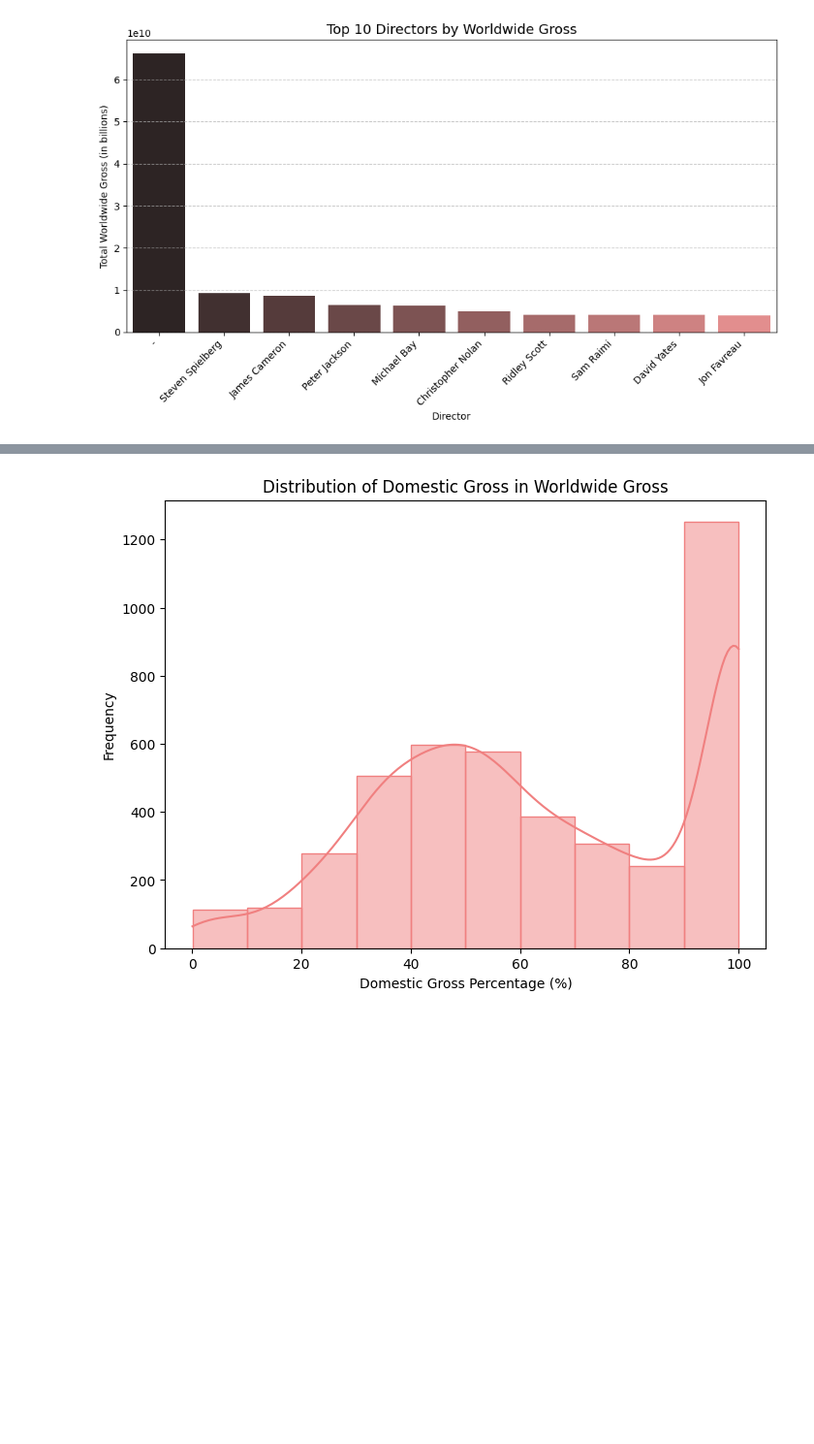
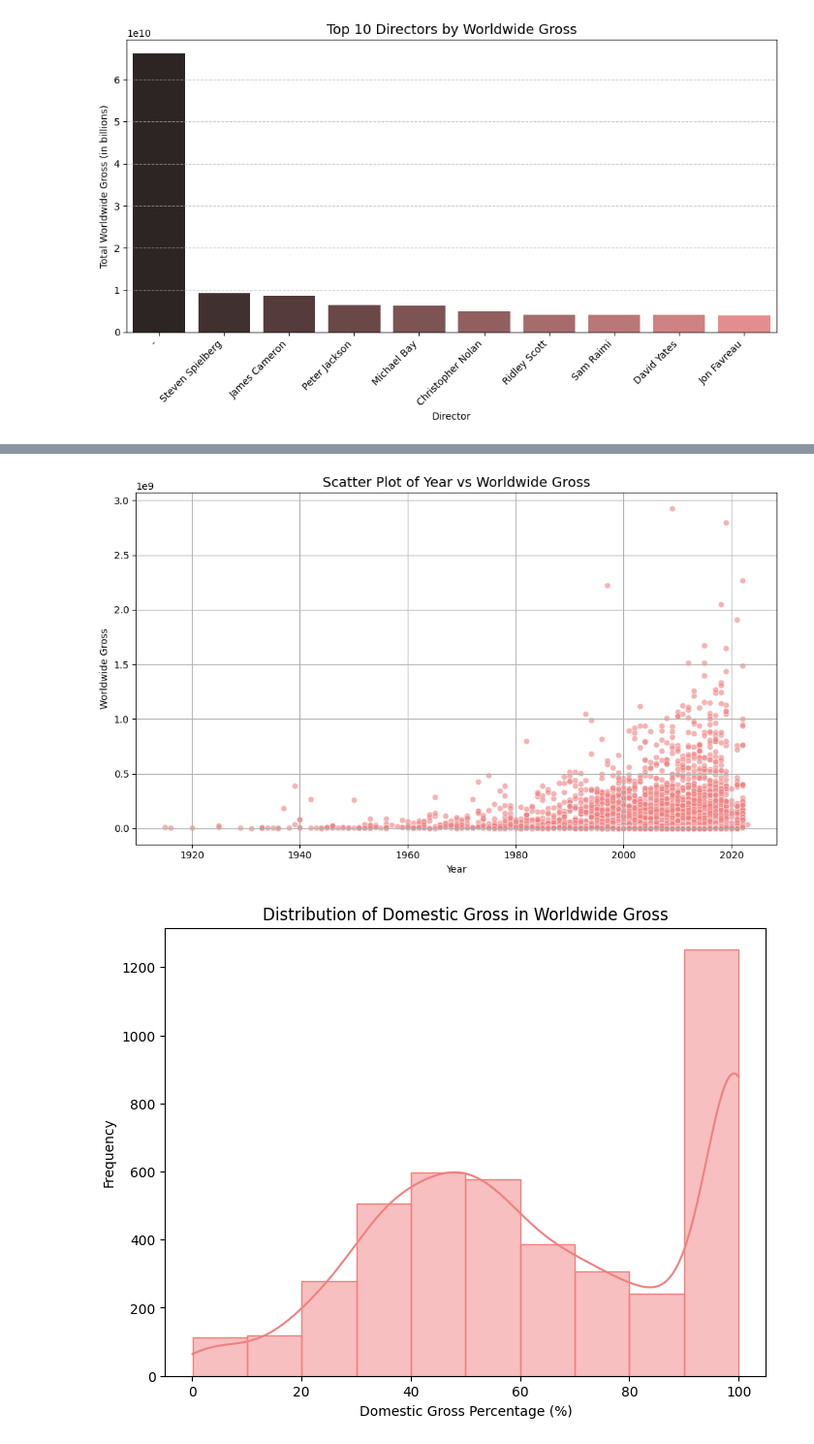
Before and after one commit to sofiaamihan/box-office-analyser, a Jupyter notebook: visuals.ipynb, the cells around one changed output, grey strips where cells are left out. Shown at 97% size. Cells and saved outputs as stored; diff of their text form; code cells hidden in the pictures; blank space fills up the shorter version.

```diff
--- a/visuals.ipynb
+++ b/visuals.ipynb
@@ -965,3 +1011,24 @@ plt.show()
+# %%
+# Comparison Against Worldwide Gross - Year
+df['date'] = pd.to_datetime(df['production_date'], errors='coerce')
+df['year'] = df['date'].dt.year
+plt.figure(figsize=(10, 6))
+sns.scatterplot(
+    x=df['year'],
+    y=df['worldwide_gross'],
+    color='lightcoral',
+    alpha=0.6)
+plt.title('Scatter Plot of Year vs Worldwide Gross', fontsize=14)
+plt.xlabel('Year')
+plt.ylabel('Worldwide Gross')
+plt.grid(True)
+plt.tight_layout()
+plt.show()
+# Undo Dataframe Manipulation
+del df['date']
+del df['year']
+# %% [output]
+[figure, added]
 # %%
 # Relationships - Distribution of Domestic Gross in Worldwide Gross
 df['percentage'] = (df['domestic_gross'] / df['worldwide_gross']) * 100
```
Also changed, not shown: parts of 6 cells of this notebook, 6 other files.
